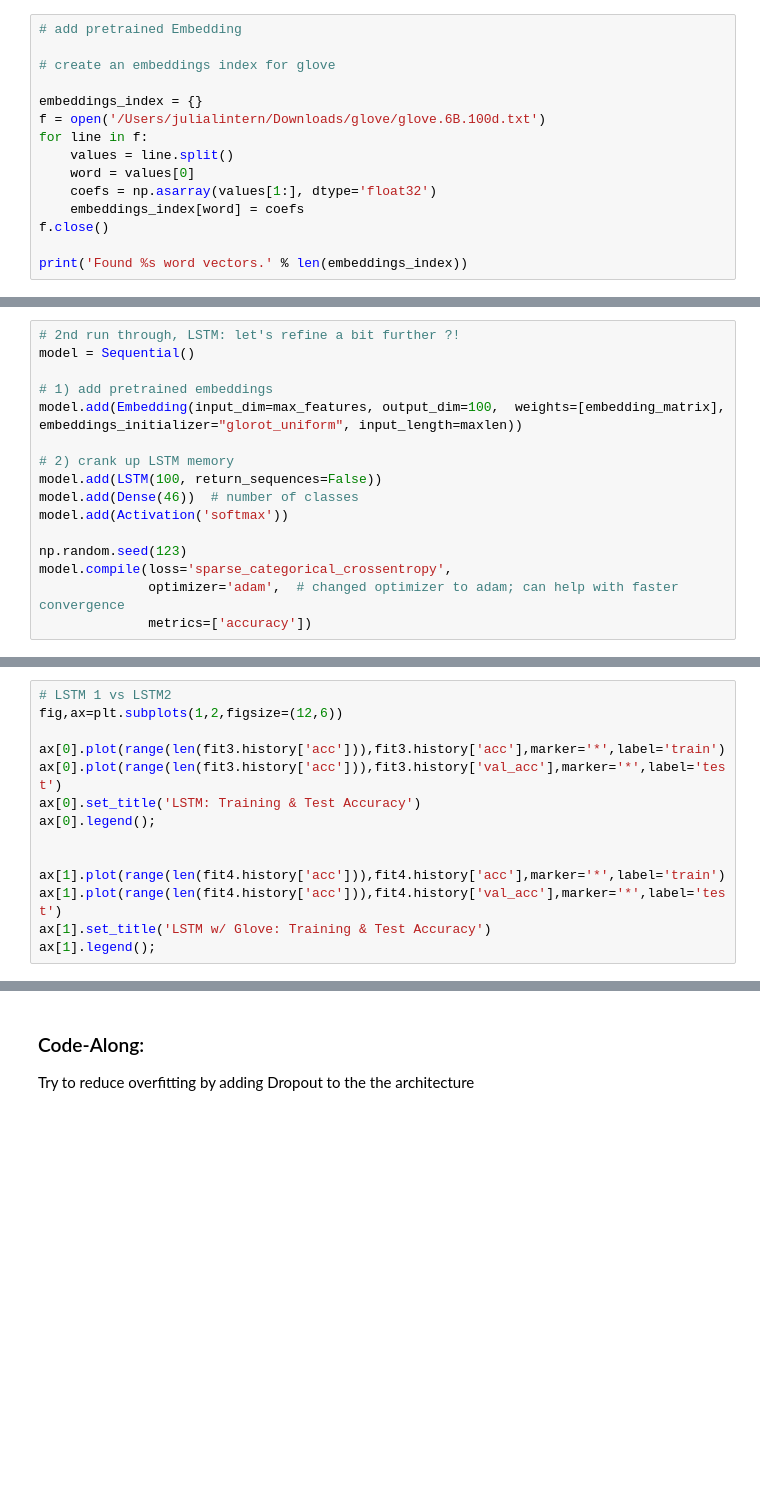
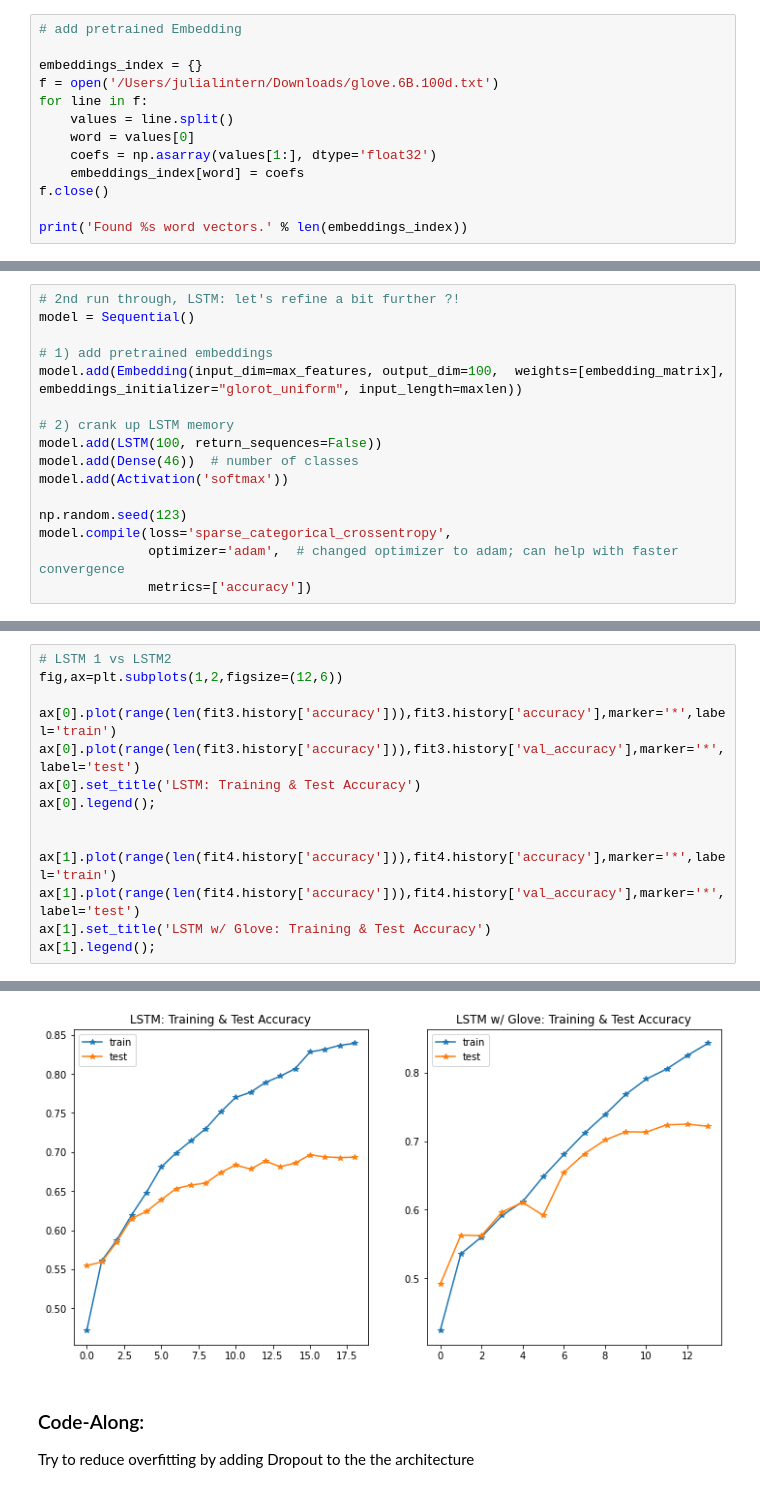
Before and after one commit to julialintern/Intro_to_Deep_Learning, a Jupyter notebook: 03_RNNs_LSTMs_.ipynb, the cells around one changed output, grey strips where cells are left out. Cells and saved outputs as stored; diff of their text form; blank space fills up the shorter version.

```diff
--- a/03_RNNs_LSTMs_.ipynb
+++ b/03_RNNs_LSTMs_.ipynb
@@ -319,10 +326,8 @@ ax[1].legend();
 # %%
 # add pretrained Embedding
 
-# create an embeddings index for glove
-
 embeddings_index = {}
-f = open('/Users/julialintern/Downloads/glove/glove.6B.100d.txt')
+f = open('/Users/julialintern/Downloads/glove.6B.100d.txt')
 for line in f:
     values = line.split()
     word = values[0]
@@ -412,14 +414,14 @@ Epoch 16/20
 # LSTM 1 vs LSTM2
 fig,ax=plt.subplots(1,2,figsize=(12,6))
 
-ax[0].plot(range(len(fit3.history['acc'])),fit3.history['acc'],marker='*',label='train')
-ax[0].plot(range(len(fit3.history['acc'])),fit3.history['val_acc'],marker='*',label='test')
+ax[0].plot(range(len(fit3.history['accuracy'])),fit3.history['accuracy'],marker='*',label='train')
+ax[0].plot(range(len(fit3.history['accuracy'])),fit3.history['val_accuracy'],marker='*',label='test')
 ax[0].set_title('LSTM: Training & Test Accuracy')
 ax[0].legend();
 
 
-ax[1].plot(range(len(fit4.history['acc'])),fit4.history['acc'],marker='*',label='train')
-ax[1].plot(range(len(fit4.history['acc'])),fit4.history['val_acc'],marker='*',label='test')
+ax[1].plot(range(len(fit4.history['accuracy'])),fit4.history['accuracy'],marker='*',label='train')
+ax[1].plot(range(len(fit4.history['accuracy'])),fit4.history['val_accuracy'],marker='*',label='test')
 ax[1].set_title('LSTM w/ Glove: Training & Test Accuracy')
 ax[1].legend();
 # %% [output]
@@ -427,3 +428,4 @@ ax[1].legend();
+[figure, added]
 # %% [markdown]
 ###   Code-Along:
 Try to reduce overfitting by adding Dropout to the the architecture
```
Also changed, not shown: parts of 17 cells of this notebook, 2 other files.
